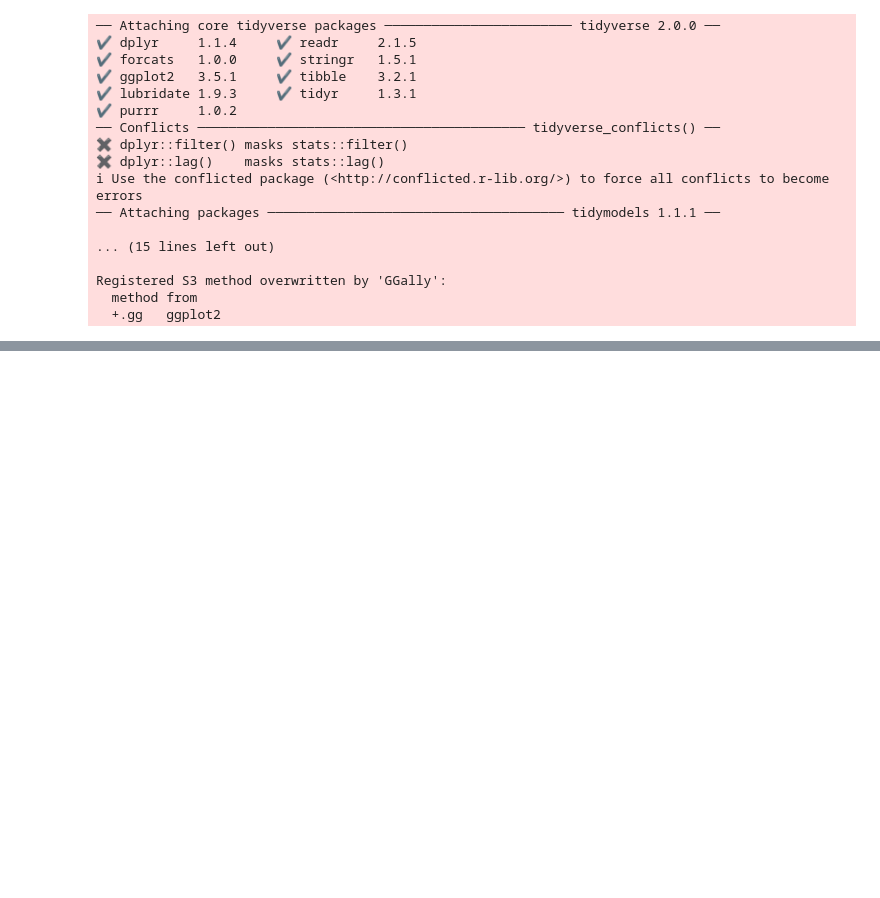
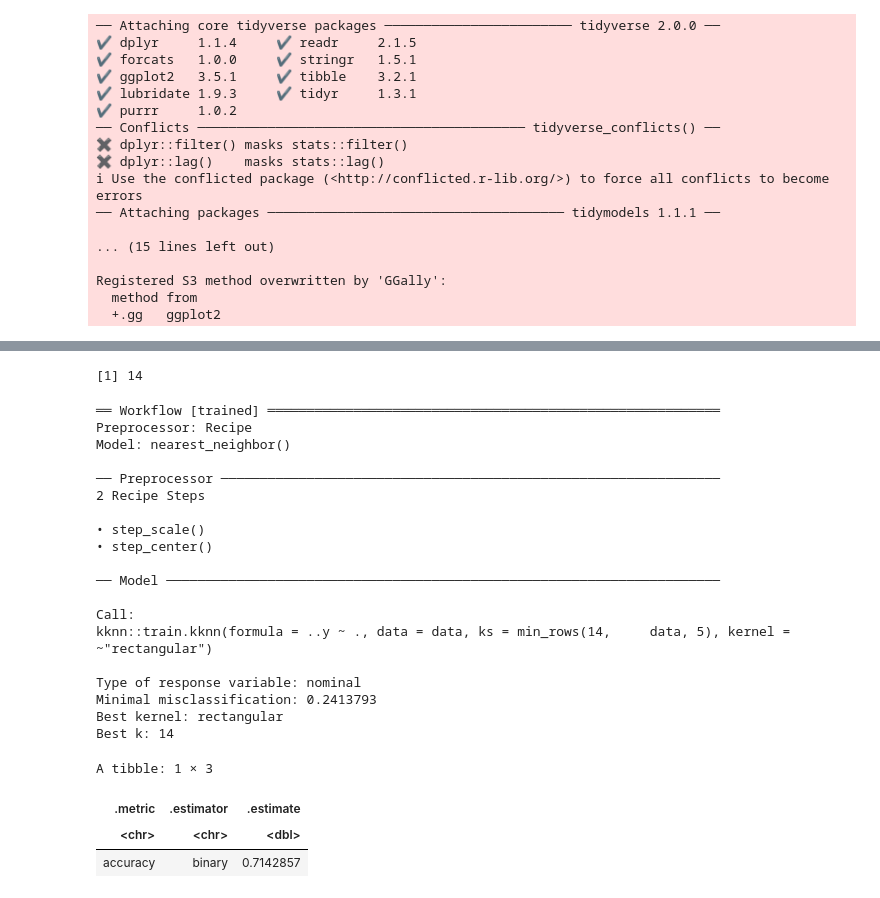
Before and after one commit to RadinAlikhani/DSCI-100-GROUP-PROJECT-REPOSITORY, a Jupyter notebook: Group Project .ipynb, the cells around one changed output, grey strips where cells are left out. Saved outputs shown, nothing was run; the diff lists cells and outputs as text; code cells hidden in the pictures; blank space fills up the shorter version.

Commit message:
Added Knn Classification
Added knn classification model

```diff
--- a/Group Project .ipynb
+++ b/Group Project .ipynb
@@ -27,0 +243,75 @@ Registered S3 method overwritten by 'GGally':
+# %%
+players<-drop_na(players)
+
+players_split<-initial_split(players,prop=0.75,strata=subscribe)
+players_train<-training(players_split)
+players_test<-testing(players_split)
+
+players_recipe<-recipe(subscribe~played_hours+Age,data=players_train)|>
+step_scale(all_predictors())|>
+step_center(all_predictors())
+
+players_vfold<-vfold_cv(players_train,v=5,strata=subscribe)
+
+knn_spec<-nearest_neighbor(weight_func="rectangular",neighbors=tune())|>
+set_engine("kknn")|>
+set_mode("classification")
+
+k_vals<-tibble(neighbors=seq(from=1,to=30,by=1))
+
+knn_results <- workflow() |>
+  add_recipe(players_recipe) |>
+  add_model(knn_spec) |>
+  tune_grid(resamples = players_vfold, grid = k_vals) |>
+  collect_metrics()
+
+accuracies <- knn_results |>
+  filter(.metric == "accuracy")
+
+best_k <- accuracies |>
+        arrange(desc(mean)) |>
+        head(1) |>
+        pull(neighbors)
+best_k
+
+best_knn<-knn_spec<-nearest_neighbor(weight_func="rectangular",neighbors=best_k)|>
+set_engine("kknn")|>
+set_mode("classification")
+
+knn_fit<-workflow()|>
+add_recipe(players_recipe)|>
+add_model(best_knn)|>
+fit(data=players_train)
+knn_fit
+
+players_test_predictions <- predict(knn_fit, players_test) |>
+  bind_cols(players_test)
+
+players_test_predictions |>
+  metrics(truth = subscribe, estimate = .pred_class) |>
+  filter(.metric == "accuracy")
+# %% [output]
+[1] 14
+══ Workflow [trained] ══════════════════════════════════════════════════════════
+Preprocessor: Recipe
+Model: nearest_neighbor()
+
+── Preprocessor ────────────────────────────────────────────────────────────────
+2 Recipe Steps
+
+• step_scale()
+• step_center()
+
+── Model ───────────────────────────────────────────────────────────────────────
+
+Call:
+kknn::train.kknn(formula = ..y ~ ., data = data, ks = min_rows(14,     data, 5), kernel = ~"rectangular")
+
+Type of response variable: nominal
+Minimal misclassification: 0.2413793
+Best kernel: rectangular
+Best k: 14
+A tibble: 1 × 3
+| .metric | .estimator | .estimate |
+| <chr> | <chr> | <dbl> |
+| accuracy | binary | 0.7142857 |
```
Also changed, not shown: parts of 7 cells of this notebook.
